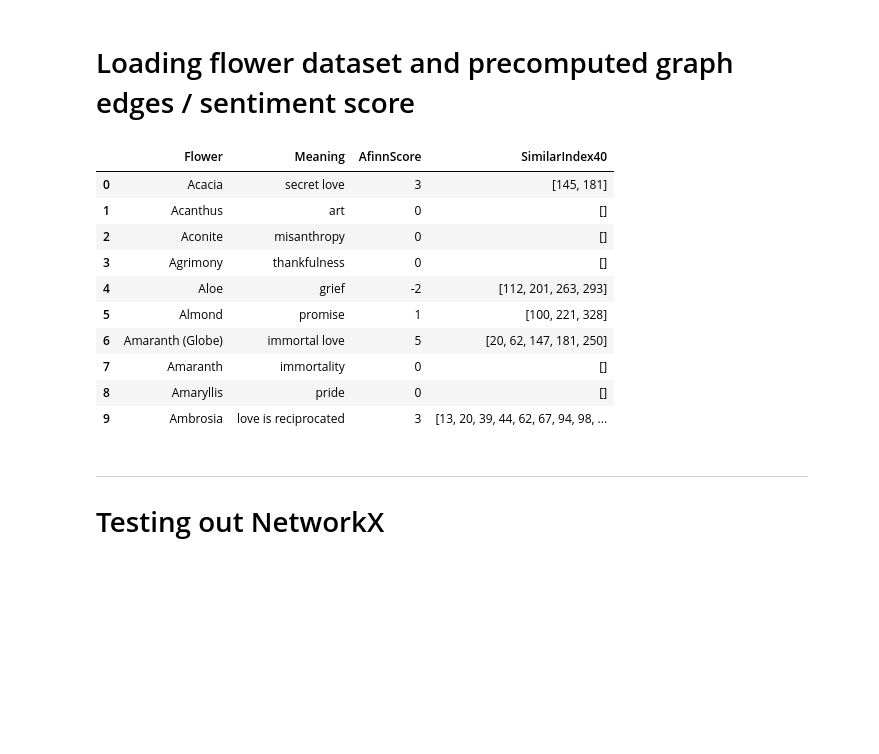
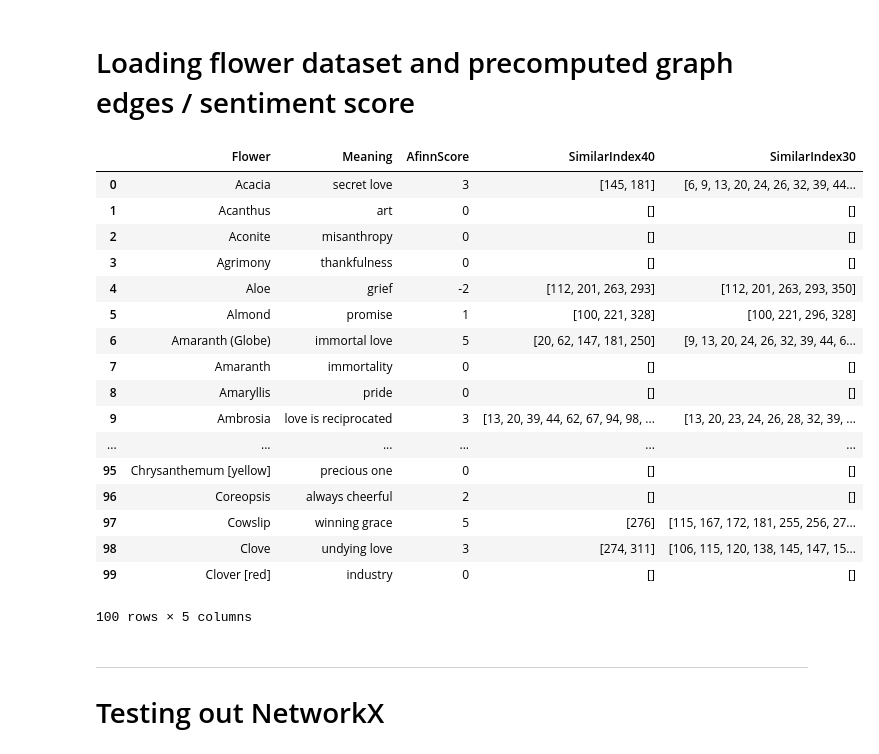
Before and after one commit to jnguyends/flower-meaning, a Jupyter notebook: Notebook/FlowerGraphNetworkX.ipynb, the cells around one changed output. Cells and saved outputs as stored; diff of their text form; code cells hidden in the pictures; blank space fills up the shorter version.

```diff
--- a/Notebook/FlowerGraphNetworkX.ipynb
+++ b/Notebook/FlowerGraphNetworkX.ipynb
@@ -11,19 +11,26 @@ InteractiveShell.ast_node_interactivity = "all"
 # %%
 flower_data = pd.read_csv("../Data/General/flower_cleaned.csv", error_bad_lines=False, delimiter=";")
 # %%
-flower_data.head(10)
+flower_data.head(100)
 # %% [output]
-|  | Flower | Meaning | AfinnScore | SimilarIndex40 |
-| 0 | Acacia | secret love | 3 | [145, 181] |
-| 1 | Acanthus | art | 0 | [] |
-| 2 | Aconite | misanthropy | 0 | [] |
-| 3 | Agrimony | thankfulness | 0 | [] |
-| 4 | Aloe | grief | -2 | [112, 201, 263, 293] |
-| 5 | Almond | promise | 1 | [100, 221, 328] |
-| 6 | Amaranth (Globe) | immortal love | 5 | [20, 62, 147, 181, 250] |
-| 7 | Amaranth | immortality | 0 | [] |
-| 8 | Amaryllis | pride | 0 | [] |
-| 9 | Ambrosia | love is reciprocated | 3 | [13, 20, 39, 44, 62, 67, 94, 98, ... |
+|  | Flower | Meaning | AfinnScore | SimilarIndex40 | SimilarIndex30 |
+| 0 | Acacia | secret love | 3 | [145, 181] | [6, 9, 13, 20, 24, 26, 32, 39, 44... |
+| 1 | Acanthus | art | 0 | [] | [] |
+| 2 | Aconite | misanthropy | 0 | [] | [] |
+| 3 | Agrimony | thankfulness | 0 | [] | [] |
+| 4 | Aloe | grief | -2 | [112, 201, 263, 293] | [112, 201, 263, 293, 350] |
+| 5 | Almond | promise | 1 | [100, 221, 328] | [100, 221, 296, 328] |
+| 6 | Amaranth (Globe) | immortal love | 5 | [20, 62, 147, 181, 250] | [9, 13, 20, 24, 26, 32, 39, 44, 6... |
+| 7 | Amaranth | immortality | 0 | [] | [] |
+| 8 | Amaryllis | pride | 0 | [] | [] |
+| 9 | Ambrosia | love is reciprocated | 3 | [13, 20, 39, 44, 62, 67, 94, 98, ... | [13, 20, 23, 24, 26, 28, 32, 39, ... |
+| ... | ... | ... | ... | ... | ... |
+| 95 | Chrysanthemum [yellow] | precious one | 0 | [] | [] |
+| 96 | Coreopsis | always cheerful | 2 | [] | [] |
+| 97 | Cowslip | winning grace | 5 | [276] | [115, 167, 172, 181, 255, 256, 27... |
+| 98 | Clove | undying love | 3 | [274, 311] | [106, 115, 120, 138, 145, 147, 15... |
+| 99 | Clover [red] | industry | 0 | [] | [] |
+100 rows × 5 columns
 # %% [markdown]
 ---
 # Testing out NetworkX
```
Also changed, not shown: parts of 14 cells of this notebook, 2 other files.
